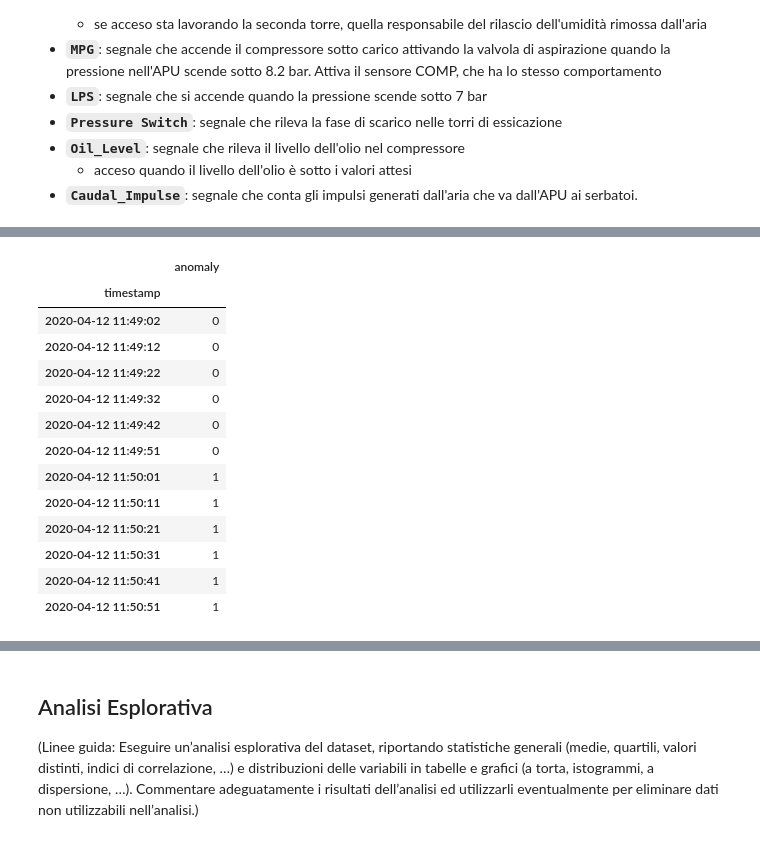
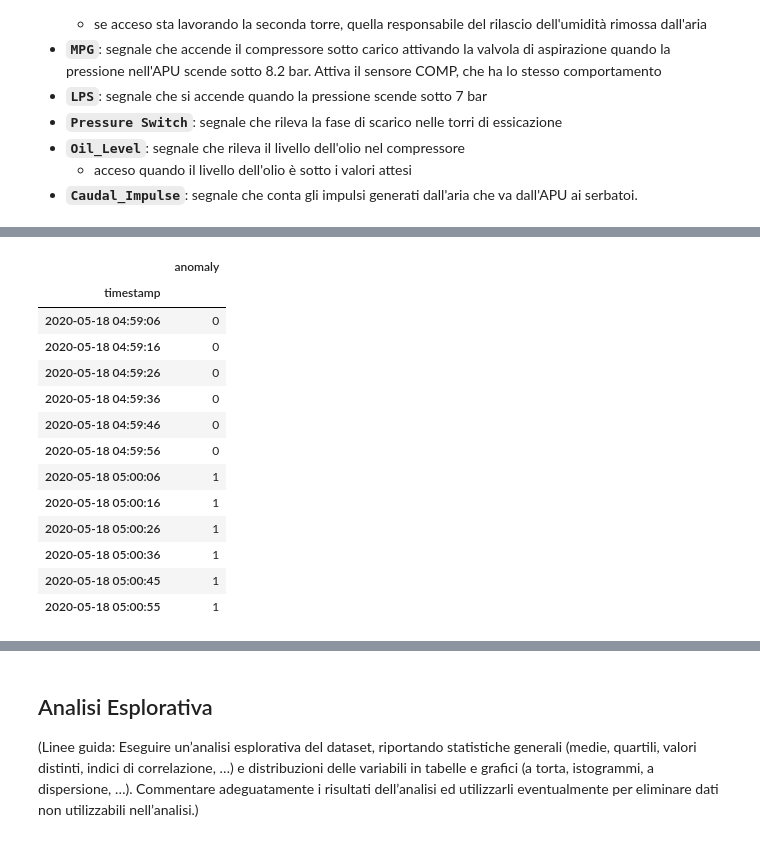
Before and after one commit to AlessandroSciarrillo/DIA-project, a Jupyter notebook: test_metro3.ipynb, the cells around one changed output, grey strips where cells are left out. Saved outputs shown, nothing was run; the diff lists cells and outputs as text; code cells hidden in the pictures.

```diff
--- a/test_metro3.ipynb
+++ b/test_metro3.ipynb
@@ -116,40 +116,43 @@ Dal paper (2) che ha raccolto questi dati abbiamo ricavato gli intervalli di dat
 
 (2): https://ieeexplore.ieee.org/document/9564181
 # %%
-def set_anomaly(anomaly_dates):
-    dataset["anomaly"] = 0
-    for s, e in anomaly_dates:
+dataset["anomaly"] = 0
+
+def set_anomaly(anomaly_intervals):
+    anomaly = dataset["anomaly"].copy()
+    for s, e in anomaly_intervals:
         start = [int(st) for st in s.split(',')]
-        end = [int(en) for en in e.split(',')]
-        mask = (dataset.index >= datetime.datetime(*start)) & (dataset.index <= datetime.datetime(*end))
-        dataset["anomaly"][mask] = 1
+        end   = [int(en) for en in e.split(',')]
+        anomaly_interval = (dataset.index >= datetime.datetime(*start)) & (dataset.index <= datetime.datetime(*end))
+        anomaly[anomaly_interval] = 1
+    dataset["anomaly"] = anomaly
 
-anomaly_dates = [
-    ('2020,4,12,11,50,0', '2020,4,12,23,30,0'),
-    ('2020,4,18,0,0,0', '2020,4,18,23,59,0'),
-    ('2020,4,19,0,0,0', '2020,4,19,1,30,0'),
-    ('2020,4,29,3,20,0', '2020,4,29,4,0,0'),
-    ('2020,4,29,22,0,0', '2020,4,29,22,20,0'),
-    ('2020,5,13,14,0,0', '2020,5,13,23,59,0'),
-    ('2020,5,18,5,0,0', '2020,5,18,5,30,0'),
-    ('2020,5,19,10,10,0', '2020,5,19,11,0,0'),
-    ('2020,5,19,22,10,0', '2020,5,19,23,59,0'),
-    ('2020,5,20,0,0,0', '2020,5,20,20,0,0'),
-    ('2020,5,23,9,50,0', '2020,5,23,10,10,0'),
-    ('2020,5,29,23,30,0', '2020,5,29,23,59,0'),
-    ('2020,5,30,0,0,0', '2020,5,30,6,0,0'),
-    ('2020,6,1,15,0,0', '2020,6,1,15,40,0'),
-    ('2020,6,3,10,0,0', '2020,6,3,11,0,0'),
-    ('2020,6,5,10,0,0', '2020,6,5,23,59,0'),
-    ('2020,6,6,0,0,0', '2020,6,6,23,59,0'),
-    ('2020,6,7,0,0,0', '2020,6,7,14,30,0'),
-    ('2020,7,8,17,30,0', '2020,7,8,19,0,0'),
-    ('2020,7,15,14,30,0', '2020,7,15,19,0,0'),
-    ('2020,7,17,4,30,0', '2020,7,17,5,30,0'),
+anomaly_intervals = [
+    ('2020,4,12,11,50,0',   '2020,4,12,23,30,0'),
+    ('2020,4,18, 0, 0,0',   '2020,4,18,23,59,0'),
+    ('2020,4,19, 0, 0,0',   '2020,4,19, 1,30,0'),
+    ('2020,4,29, 3,20,0',   '2020,4,29, 4, 0,0'),
+    ('2020,4,29,22, 0,0',   '2020,4,29,22,20,0'),
+    ('2020,5,13,14, 0,0',   '2020,5,13,23,59,0'),
+    ('2020,5,18, 5, 0,0',   '2020,5,18, 5,30,0'),
+    ('2020,5,19,10,10,0',   '2020,5,19,11, 0,0'),
+    ('2020,5,19,22,10,0',   '2020,5,19,23,59,0'),
+    ('2020,5,20, 0, 0,0',   '2020,5,20,20, 0,0'),
+    ('2020,5,23, 9,50,0',   '2020,5,23,10,10,0'),
+    ('2020,5,29,23,30,0',   '2020,5,29,23,59,0'),
+    ('2020,5,30, 0, 0,0',   '2020,5,30, 6, 0,0'),
+    ('2020,6, 1,15, 0,0',   '2020,6, 1,15,40,0'),
+    ('2020,6, 3,10, 0,0',   '2020,6, 3,11, 0,0'),
+    ('2020,6, 5,10, 0,0',   '2020,6, 5,23,59,0'),
+    ('2020,6, 6, 0, 0,0',   '2020,6, 6,23,59,0'),
+    ('2020,6, 7, 0, 0,0',   '2020,6, 7,14,30,0'),
+    ('2020,7, 8,17,30,0',   '2020,7, 8,19, 0,0'),
+    ('2020,7,15,14,30,0',   '2020,7,15,19, 0,0'),
+    ('2020,7,17, 4,30,0',   '2020,7,17, 5,30,0')
 ]
 
-set_anomaly(anomaly_dates)
+set_anomaly(anomaly_intervals)
 
-mask = (dataset.index > datetime.datetime(2020, 4, 12, 11, 49, 0)) & (dataset.index <= datetime.datetime(2020, 4, 12, 11, 51, 0))
+mask = (dataset.index > datetime.datetime(2020, 5, 18, 4, 59, 0)) & (dataset.index <= datetime.datetime(2020, 5, 18, 5, 1, 0))
 dataset[mask].loc[:, "anomaly":]
 # %% [output]
@@ -160,14 +159,14 @@ See the caveats in the documentation: https://pandas.pydata.org/pandas-docs/stab
 |  | anomaly |
 | timestamp |  |
-| 2020-04-12 11:49:02 | 0 |
-| 2020-04-12 11:49:12 | 0 |
-| 2020-04-12 11:49:22 | 0 |
-| 2020-04-12 11:49:32 | 0 |
-| 2020-04-12 11:49:42 | 0 |
-| 2020-04-12 11:49:51 | 0 |
-| 2020-04-12 11:50:01 | 1 |
-| 2020-04-12 11:50:11 | 1 |
-| 2020-04-12 11:50:21 | 1 |
-| 2020-04-12 11:50:31 | 1 |
-| 2020-04-12 11:50:41 | 1 |
-| 2020-04-12 11:50:51 | 1 |
+| 2020-05-18 04:59:06 | 0 |
+| 2020-05-18 04:59:16 | 0 |
+| 2020-05-18 04:59:26 | 0 |
+| 2020-05-18 04:59:36 | 0 |
+| 2020-05-18 04:59:46 | 0 |
+| 2020-05-18 04:59:56 | 0 |
+| 2020-05-18 05:00:06 | 1 |
+| 2020-05-18 05:00:16 | 1 |
+| 2020-05-18 05:00:26 | 1 |
+| 2020-05-18 05:00:36 | 1 |
+| 2020-05-18 05:00:45 | 1 |
+| 2020-05-18 05:00:55 | 1 |
```
Also changed, not shown: parts of 25 cells of this notebook.
